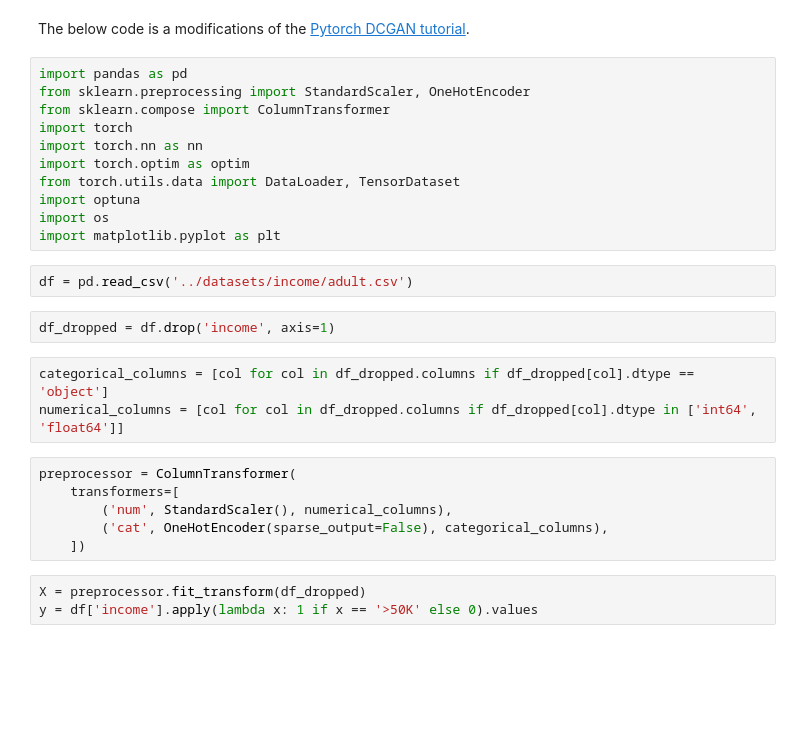
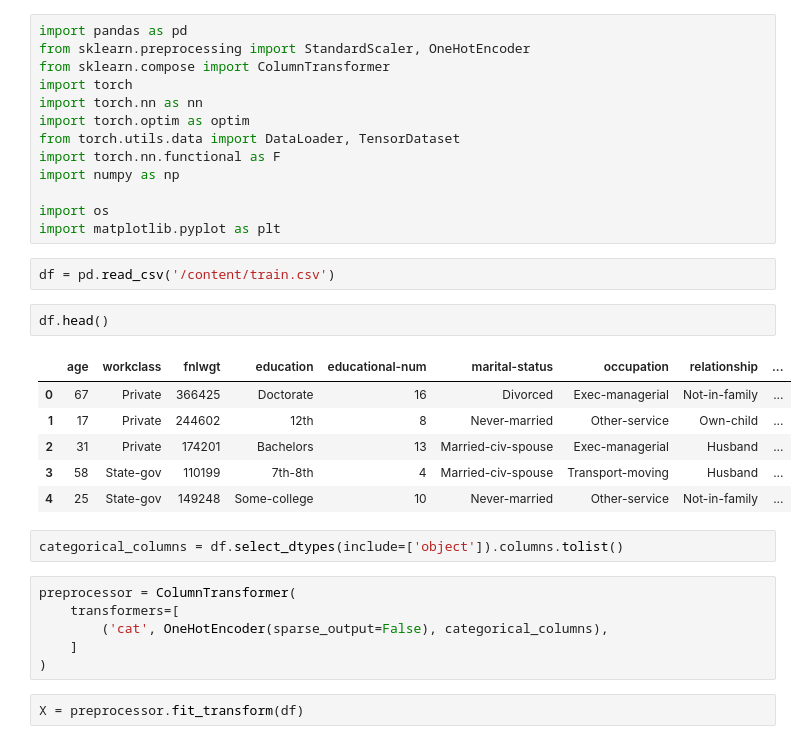
Before and after one commit to nscharrenberg/TabuGAN, a Jupyter notebook: notebooks/VanillaGAN.ipynb, the cells around one changed output. Saved outputs shown, nothing was run; the diff lists cells and outputs as text; blank space fills up the shorter version.

```diff
--- a/notebooks/VanillaGAN.ipynb
+++ b/notebooks/VanillaGAN.ipynb
@@ -3,5 +1,3 @@
-# %% [markdown]
-The below code is a modifications of the [Pytorch DCGAN tutorial](https://pytorch.org/tutorials/beginner/dcgan_faces_tutorial.html).
 # %%
 import pandas as pd
 from sklearn.preprocessing import StandardScaler, OneHotEncoder
@@ -10,22 +6,29 @@ import torch
 import torch.nn as nn
 import torch.optim as optim
 from torch.utils.data import DataLoader, TensorDataset
-import optuna
+import torch.nn.functional as F
+import numpy as np
+
 import os
 import matplotlib.pyplot as plt
 # %%
-df = pd.read_csv('../datasets/income/adult.csv')
+df = pd.read_csv('/content/train.csv')
-# %%
-df_dropped = df.drop('income', axis=1)
-# %%
-categorical_columns = [col for col in df_dropped.columns if df_dropped[col].dtype == 'object']
-numerical_columns = [col for col in df_dropped.columns if df_dropped[col].dtype in ['int64', 'float64']]
+# %%
+df.head()
+# %% [output]
+|  | age | workclass | fnlwgt | education | educational-num | marital-status | occupation | relationship | ... |
+| 0 | 67 | Private | 366425 | Doctorate | 16 | Divorced | Exec-managerial | Not-in-family | ... |
+| 1 | 17 | Private | 244602 | 12th | 8 | Never-married | Other-service | Own-child | ... |
+| 2 | 31 | Private | 174201 | Bachelors | 13 | Married-civ-spouse | Exec-managerial | Husband | ... |
+| 3 | 58 | State-gov | 110199 | 7th-8th | 4 | Married-civ-spouse | Transport-moving | Husband | ... |
+| 4 | 25 | State-gov | 149248 | Some-college | 10 | Never-married | Other-service | Not-in-family | ... |
+# %%
+categorical_columns = df.select_dtypes(include=['object']).columns.tolist()
 # %%
 preprocessor = ColumnTransformer(
     transformers=[
-        ('num', StandardScaler(), numerical_columns),
         ('cat', OneHotEncoder(sparse_output=False), categorical_columns),
-    ])
+    ]
+)
-# %%
-X = preprocessor.fit_transform(df_dropped)
-y = df['income'].apply(lambda x: 1 if x == '>50K' else 0).values
+# %%
+X = preprocessor.fit_transform(df)
```
Also changed, not shown: parts of 28 cells of this notebook, 1 other file.
